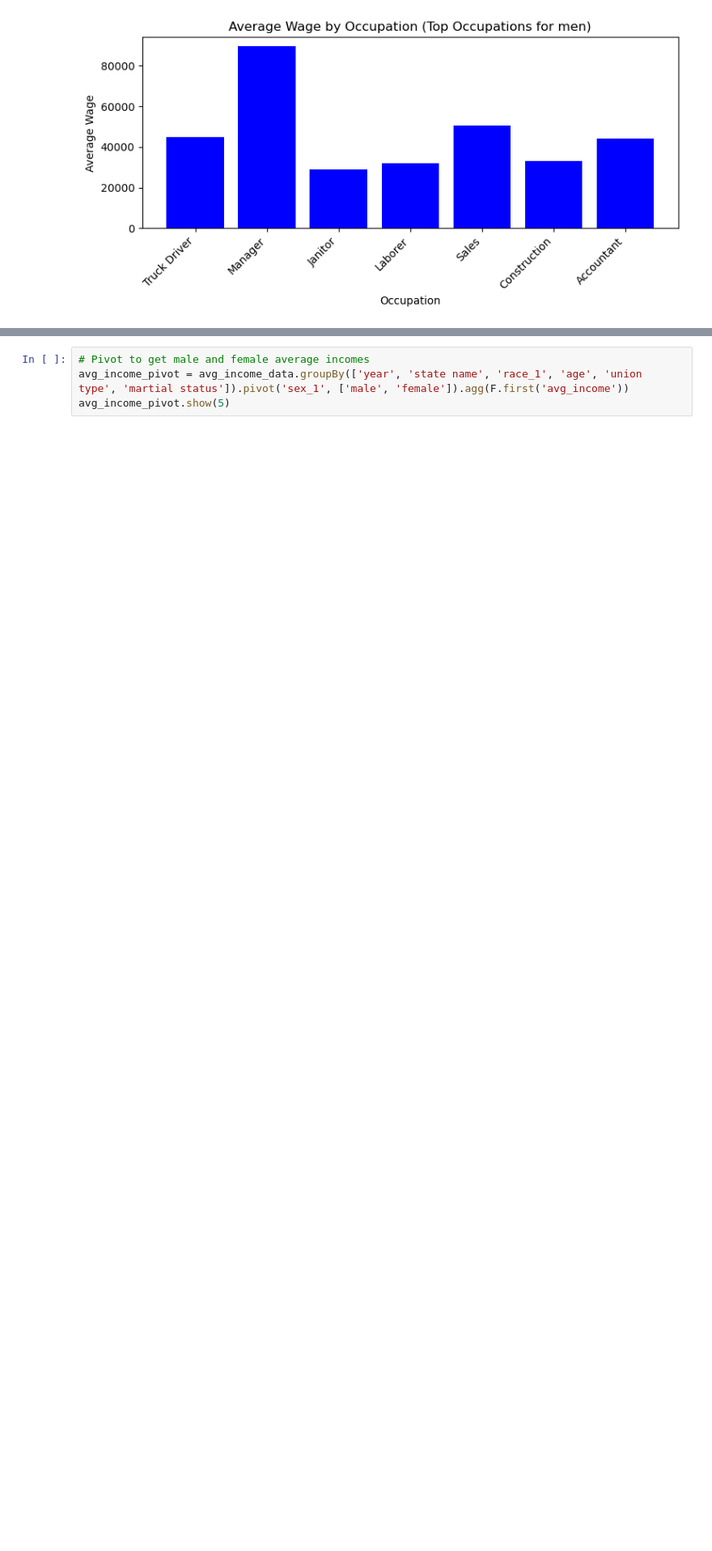
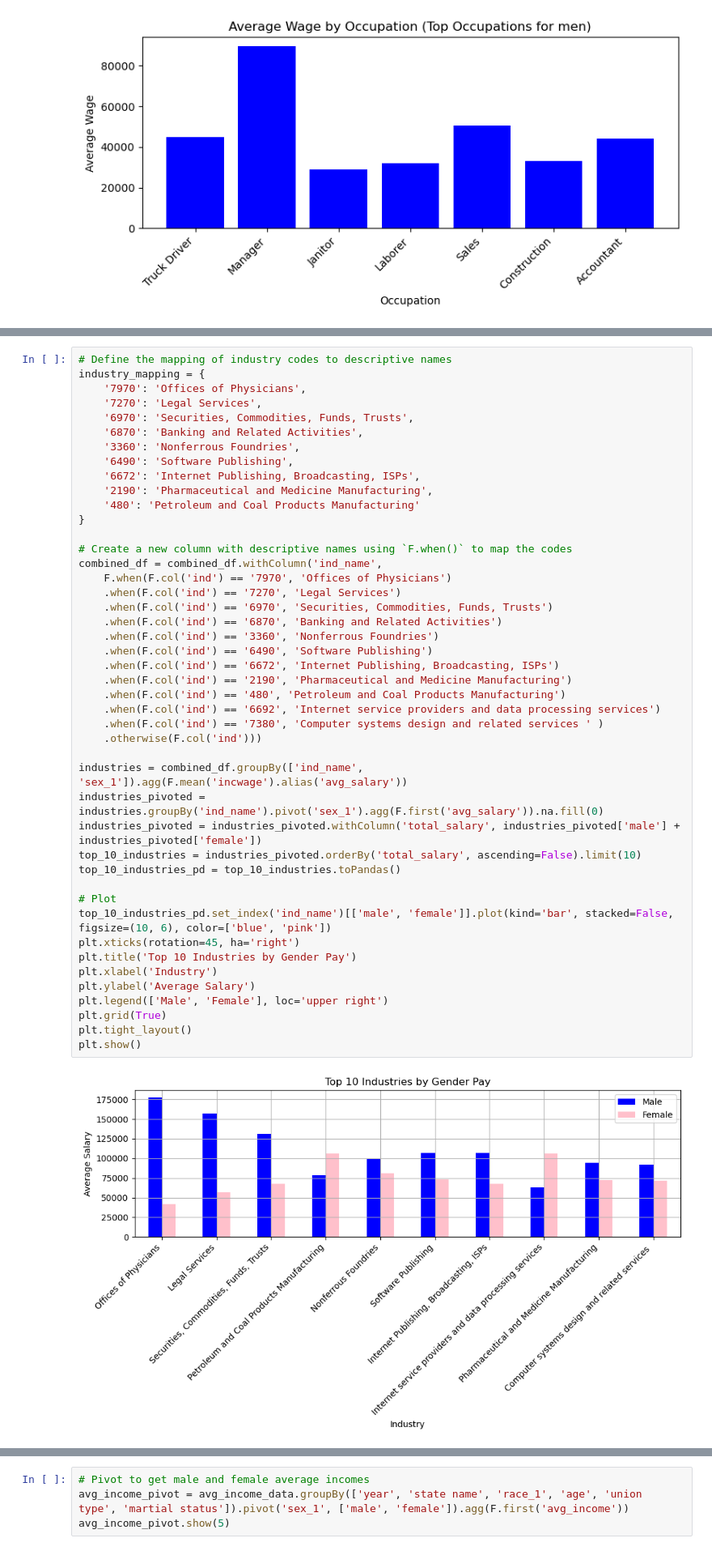
Before and after one commit to JMiceli7/gender-gap-analysis, a Jupyter notebook: gender_gap_analysis.ipynb, the cells around one changed output, grey strips where cells are left out. Shown at 81% size. Drawn from its saved outputs; the diff is of its cells as text; blank space fills up the shorter version.

```diff
--- a/gender_gap_analysis.ipynb
+++ b/gender_gap_analysis.ipynb
@@ -404,0 +500,47 @@ plt.show()
+# %%
+# Define the mapping of industry codes to descriptive names
+industry_mapping = {
+    '7970': 'Offices of Physicians',
+    '7270': 'Legal Services',
+    '6970': 'Securities, Commodities, Funds, Trusts',
+    '6870': 'Banking and Related Activities',
+    '3360': 'Nonferrous Foundries',
+    '6490': 'Software Publishing',
+    '6672': 'Internet Publishing, Broadcasting, ISPs',
+    '2190': 'Pharmaceutical and Medicine Manufacturing',
+    '480': 'Petroleum and Coal Products Manufacturing'
+}
+
+# Create a new column with descriptive names using `F.when()` to map the codes
+combined_df = combined_df.withColumn('ind_name',
+    F.when(F.col('ind') == '7970', 'Offices of Physicians')
+    .when(F.col('ind') == '7270', 'Legal Services')
+    .when(F.col('ind') == '6970', 'Securities, Commodities, Funds, Trusts')
+    .when(F.col('ind') == '6870', 'Banking and Related Activities')
+    .when(F.col('ind') == '3360', 'Nonferrous Foundries')
+    .when(F.col('ind') == '6490', 'Software Publishing')
+    .when(F.col('ind') == '6672', 'Internet Publishing, Broadcasting, ISPs')
+    .when(F.col('ind') == '2190', 'Pharmaceutical and Medicine Manufacturing')
+    .when(F.col('ind') == '480', 'Petroleum and Coal Products Manufacturing')
+    .when(F.col('ind') == '6692', 'Internet service providers and data processing services')
+    .when(F.col('ind') == '7380', 'Computer systems design and related services ' )
+    .otherwise(F.col('ind')))
+
+industries = combined_df.groupBy(['ind_name', 'sex_1']).agg(F.mean('incwage').alias('avg_salary'))
+industries_pivoted = industries.groupBy('ind_name').pivot('sex_1').agg(F.first('avg_salary')).na.fill(0)
+industries_pivoted = industries_pivoted.withColumn('total_salary', industries_pivoted['male'] + industries_pivoted['female'])
+top_10_industries = industries_pivoted.orderBy('total_salary', ascending=False).limit(10)
+top_10_industries_pd = top_10_industries.toPandas()
+
+# Plot
+top_10_industries_pd.set_index('ind_name')[['male', 'female']].plot(kind='bar', stacked=False, figsize=(10, 6), color=['blue', 'pink'])
+plt.xticks(rotation=45, ha='right')
+plt.title('Top 10 Industries by Gender Pay')
+plt.xlabel('Industry')
+plt.ylabel('Average Salary')
+plt.legend(['Male', 'Female'], loc='upper right')
+plt.grid(True)
+plt.tight_layout()
+plt.show()
+# %% [output]
+[figure, added]
```
Also changed, not shown: parts of 12 cells of this notebook.
